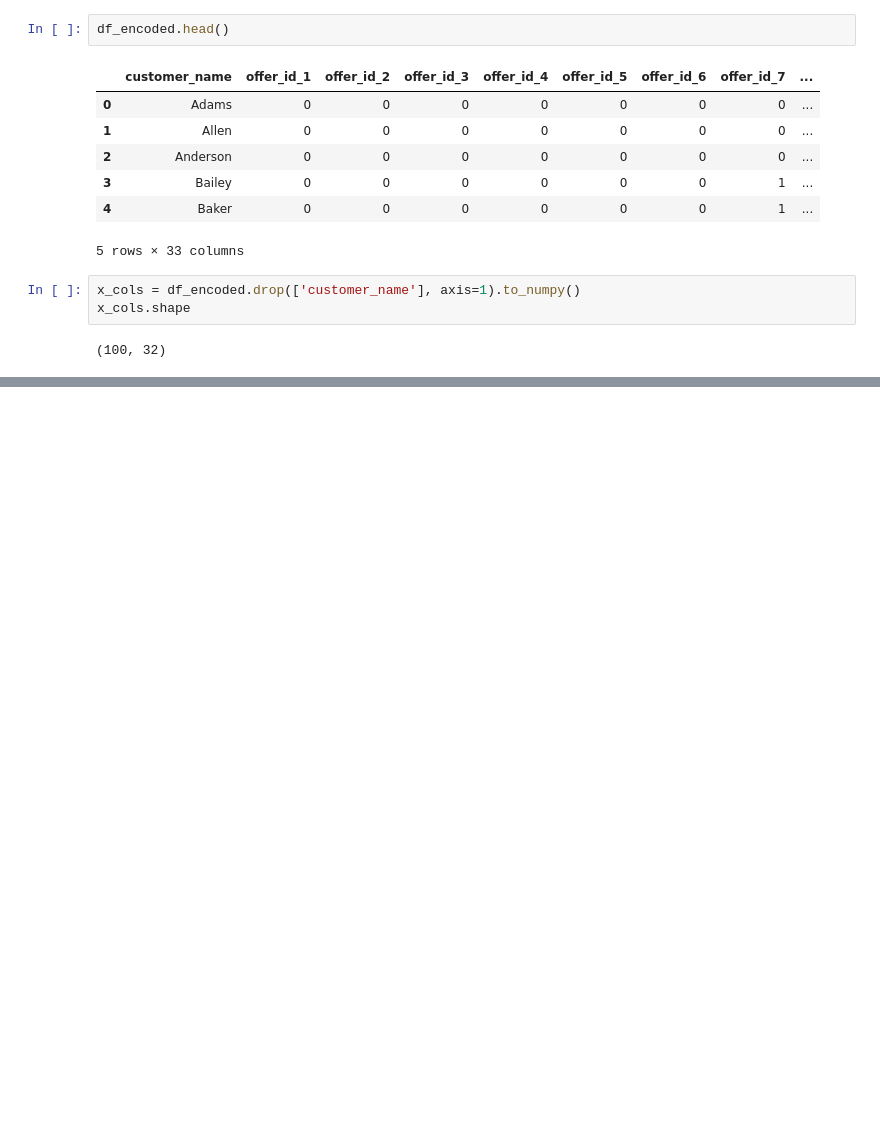
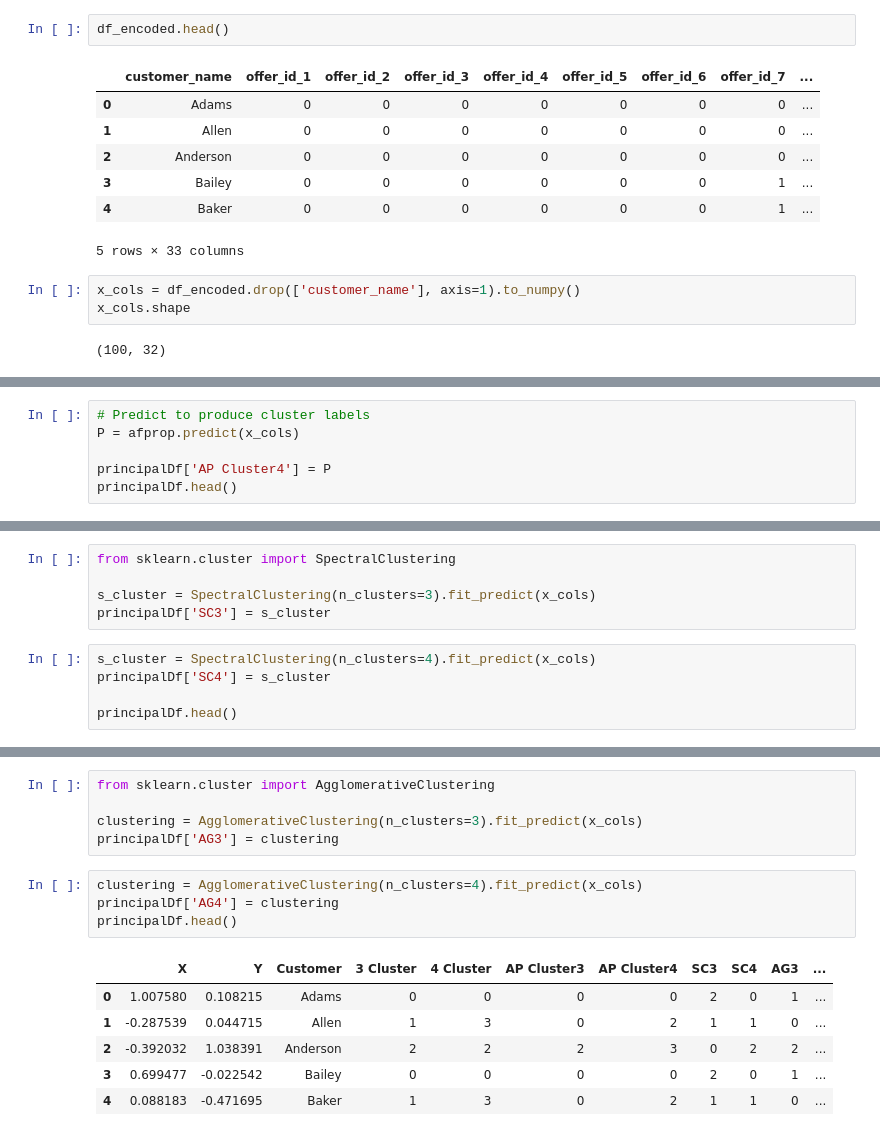
Before and after one commit to jharvey407/ClusteringCaseStudy, a Jupyter notebook: Clustering Case Study - Customer Segmentation with K-Means - Tier 3.ipynb, the cells around one changed output, grey strips where cells are left out. Cells and saved outputs as stored; diff of their text form; blank space fills up the shorter version.

```diff
--- a/Clustering Case Study - Customer Segmentation with K-Means - Tier 3.ipynb
+++ b/Clustering Case Study - Customer Segmentation with K-Means - Tier 3.ipynb
@@ -896,0 +897,6 @@ plt.scatter(X, Y, c=cluster);
+# %%
+# Predict to produce cluster labels
+P = afprop.predict(x_cols)
+
+principalDf['AP Cluster4'] = P
+principalDf.head()
@@ -896,0 +952,10 @@ plt.scatter(X, Y, c=cluster);
+# %%
+from sklearn.cluster import SpectralClustering
+
+s_cluster = SpectralClustering(n_clusters=3).fit_predict(x_cols)
+principalDf['SC3'] = s_cluster
+# %%
+s_cluster = SpectralClustering(n_clusters=4).fit_predict(x_cols)
+principalDf['SC4'] = s_cluster
+
+principalDf.head()
@@ -896,0 +994,16 @@ plt.scatter(X, Y, c=cluster);
+# %%
+from sklearn.cluster import AgglomerativeClustering
+
+clustering = AgglomerativeClustering(n_clusters=3).fit_predict(x_cols)
+principalDf['AG3'] = clustering
+# %%
+clustering = AgglomerativeClustering(n_clusters=4).fit_predict(x_cols)
+principalDf['AG4'] = clustering
+principalDf.head()
+# %% [output]
+|  | X | Y | Customer | 3 Cluster | 4 Cluster | AP Cluster3 | AP Cluster4 | SC3 | SC4 | AG3 | ... |
+| 0 | 1.007580 | 0.108215 | Adams | 0 | 0 | 0 | 0 | 2 | 0 | 1 | ... |
+| 1 | -0.287539 | 0.044715 | Allen | 1 | 3 | 0 | 2 | 1 | 1 | 0 | ... |
+| 2 | -0.392032 | 1.038391 | Anderson | 2 | 2 | 2 | 3 | 0 | 2 | 2 | ... |
+| 3 | 0.699477 | -0.022542 | Bailey | 0 | 0 | 0 | 0 | 2 | 0 | 1 | ... |
+| 4 | 0.088183 | -0.471695 | Baker | 1 | 3 | 0 | 2 | 1 | 1 | 0 | ... |
```
Also changed, not shown: parts of 98 cells of this notebook.
